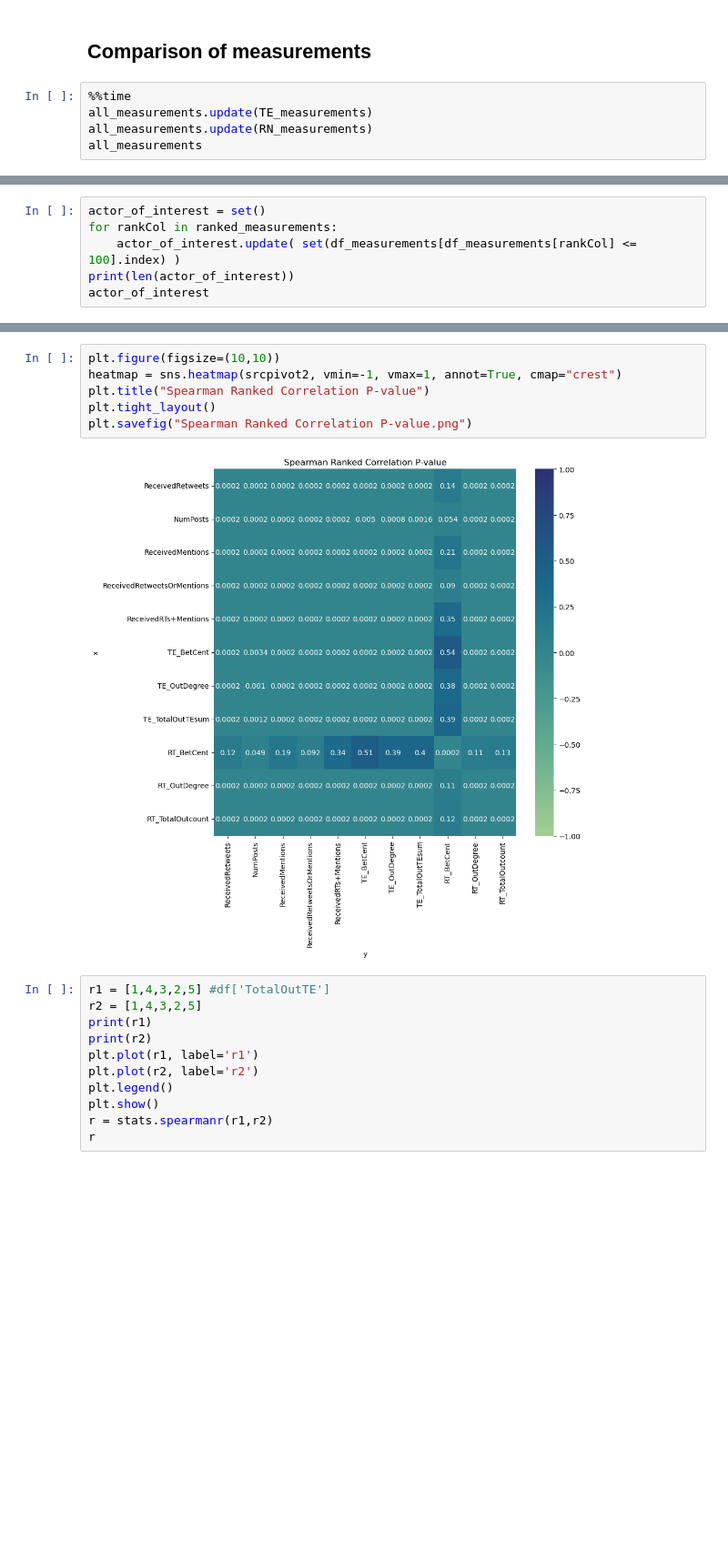
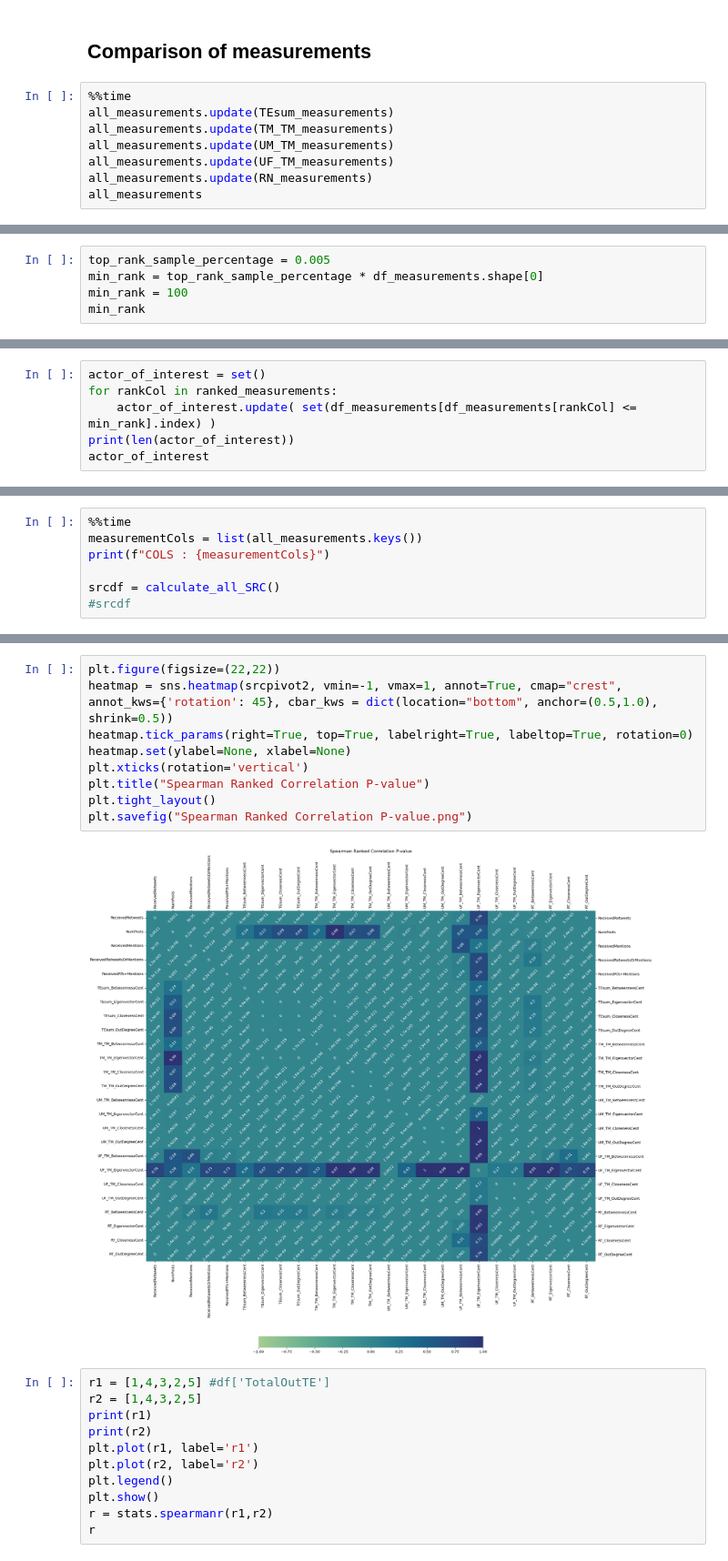
Before and after one commit to deamonpog/ten, a Jupyter notebook: static_cascades.ipynb, the cells around one changed output, grey strips where cells are left out. Shown at 91% size. Saved outputs shown, nothing was run; the diff lists cells and outputs as text; blank space fills up the shorter version.

```diff
--- a/static_cascades.ipynb
+++ b/static_cascades.ipynb
@@ -541,7 +653,10 @@ Wall time: 48.8 ms
 ## Comparison of measurements
 # %%
 %%time
-all_measurements.update(TE_measurements)
+all_measurements.update(TEsum_measurements)
+all_measurements.update(TM_TM_measurements)
+all_measurements.update(UM_TM_measurements)
+all_measurements.update(UF_TM_measurements)
 all_measurements.update(RN_measurements)
 all_measurements
 # %% [output]
@@ -612,0 +725,5 @@ Returning added ranked colum names: ['ReceivedRetweets_Rank', 'NumPosts_Rank', '
+# %%
+top_rank_sample_percentage = 0.005
+min_rank = top_rank_sample_percentage * df_measurements.shape[0]
+min_rank = 100
+min_rank
@@ -613,7 +732,7 @@ Returning added ranked colum names: ['ReceivedRetweets_Rank', 'NumPosts_Rank', '
 # %%
 actor_of_interest = set()
 for rankCol in ranked_measurements:
-    actor_of_interest.update( set(df_measurements[df_measurements[rankCol] <= 100].index) )
+    actor_of_interest.update( set(df_measurements[df_measurements[rankCol] <= min_rank].index) )
 print(len(actor_of_interest))
 actor_of_interest
 # %% [output]
@@ -712,0 +799,7 @@ Wall time: 12min 27s
+# %%
+%%time
+measurementCols = list(all_measurements.keys())
+print(f"COLS : {measurementCols}")
+
+srcdf = calculate_all_SRC()
+#srcdf
@@ -777,11 +935,14 @@ plt.savefig("Spearman Ranked Correlation Statistic.png")
 # %%
-plt.figure(figsize=(10,10))
-heatmap = sns.heatmap(srcpivot2, vmin=-1, vmax=1, annot=True, cmap="crest")
+plt.figure(figsize=(22,22))
+heatmap = sns.heatmap(srcpivot2, vmin=-1, vmax=1, annot=True, cmap="crest", annot_kws={'rotation': 45}, cbar_kws = dict(location="bottom", anchor=(0.5,1.0), shrink=0.5))
+heatmap.tick_params(right=True, top=True, labelright=True, labeltop=True, rotation=0)
+heatmap.set(ylabel=None, xlabel=None)
+plt.xticks(rotation='vertical')
 plt.title("Spearman Ranked Correlation P-value")
 plt.tight_layout()
 plt.savefig("Spearman Ranked Correlation P-value.png")
 # %% [output]
-[figure, old version]
+[figure, new version]
 # %%
 r1 = [1,4,3,2,5] #df['TotalOutTE']
 r2 = [1,4,3,2,5]
```
Also changed, not shown: parts of 33 cells of this notebook.
